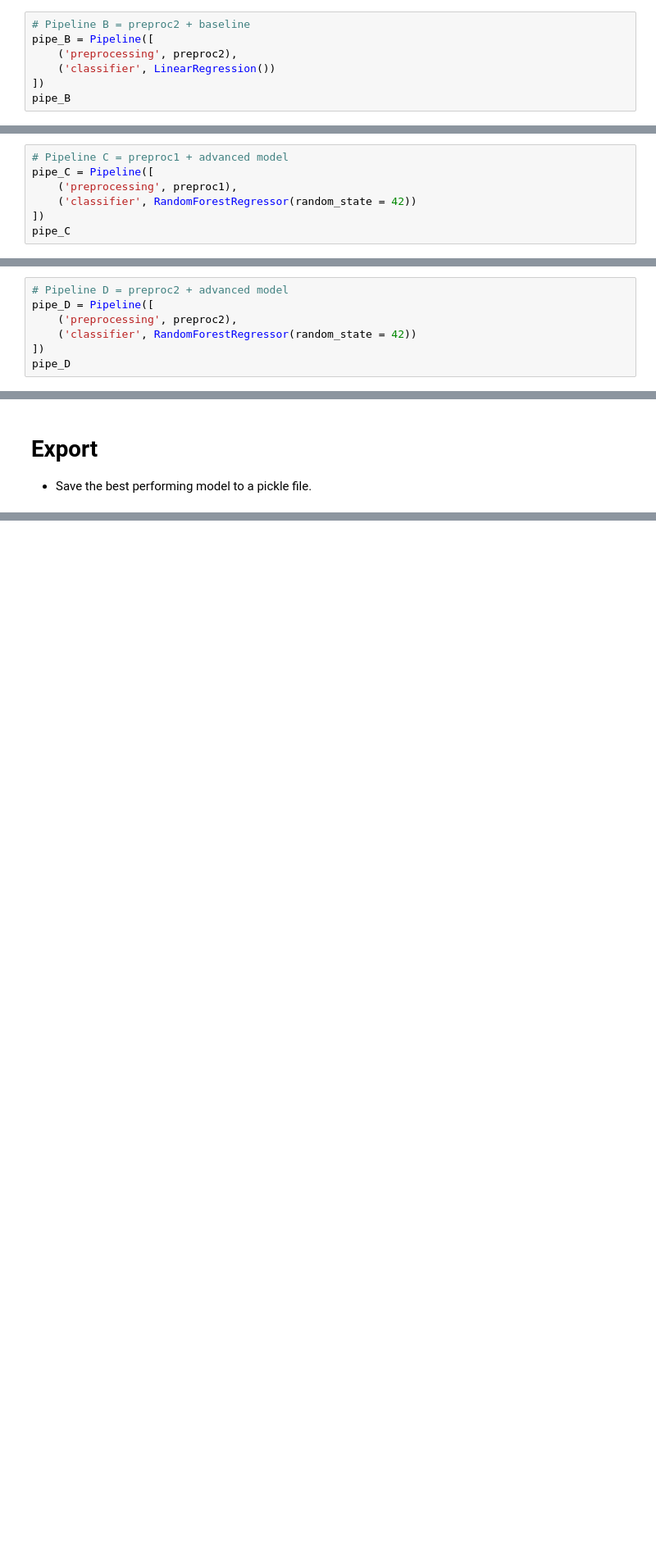
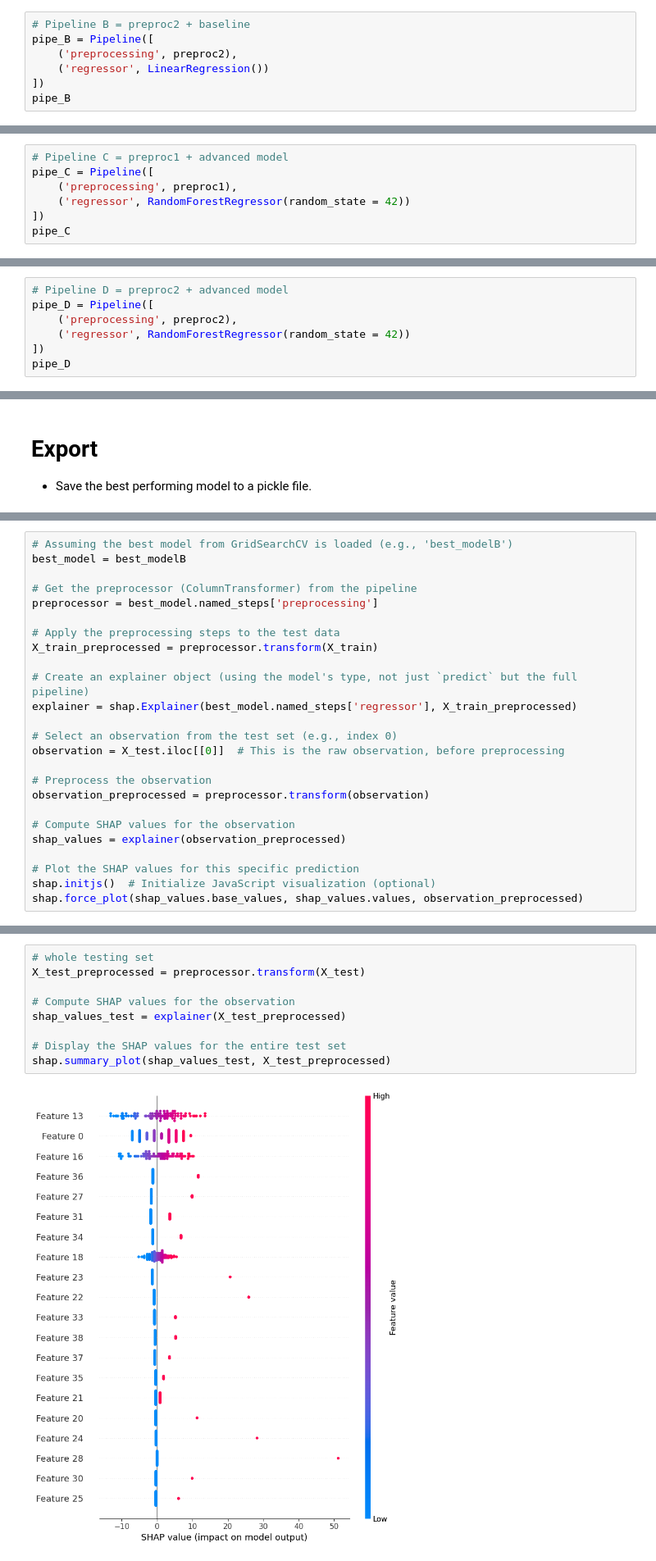
Before and after one commit to hgiorgib/production, a Jupyter notebook: 02_activities/assignments/assignment_3.ipynb, the cells around one changed output, grey strips where cells are left out. Shown: that part at 82% size. Saved outputs shown, nothing was run; the diff lists cells and outputs as text; blank space fills up the shorter version.

```diff
--- a/02_activities/assignments/assignment_3.ipynb
+++ b/02_activities/assignments/assignment_3.ipynb
@@ -263,7 +266,7 @@ Pipeline(steps=[('preprocessing',
 # Pipeline B = preproc2 + baseline
 pipe_B = Pipeline([
     ('preprocessing', preproc2),
-    ('classifier', LinearRegression())
+    ('regressor', LinearRegression())
 ])
 pipe_B
 # %% [output]
@@ -288,7 +291,7 @@ Pipeline(steps=[('preprocessing',
 # Pipeline C = preproc1 + advanced model
 pipe_C = Pipeline([
     ('preprocessing', preproc1),
-    ('classifier', RandomForestRegressor(random_state = 42))
+    ('regressor', RandomForestRegressor(random_state = 42))
 ])
 pipe_C
 # %% [output]
@@ -308,7 +311,7 @@ Pipeline(steps=[('preprocessing',
 # Pipeline D = preproc2 + advanced model
 pipe_D = Pipeline([
     ('preprocessing', preproc2),
-    ('classifier', RandomForestRegressor(random_state = 42))
+    ('regressor', RandomForestRegressor(random_state = 42))
 ])
 pipe_D
 # %% [output]
@@ -357,0 +520,25 @@ Pipeline(steps=[('preprocessing',
+# %%
+# Assuming the best model from GridSearchCV is loaded (e.g., 'best_modelB')
+best_model = best_modelB
+
+# Get the preprocessor (ColumnTransformer) from the pipeline
+preprocessor = best_model.named_steps['preprocessing']
+
+# Apply the preprocessing steps to the test data
+X_train_preprocessed = preprocessor.transform(X_train)
+
+# Create an explainer object (using the model's type, not just `predict` but the full pipeline)
+explainer = shap.Explainer(best_model.named_steps['regressor'], X_train_preprocessed)
+
+# Select an observation from the test set (e.g., index 0)
+observation = X_test.iloc[[0]]  # This is the raw observation, before preprocessing
+
+# Preprocess the observation
+observation_preprocessed = preprocessor.transform(observation)
+
+# Compute SHAP values for the observation
+shap_values = explainer(observation_preprocessed)
+
+# Plot the SHAP values for this specific prediction
+shap.initjs()  # Initialize JavaScript visualization (optional)
+shap.force_plot(shap_values.base_values, shap_values.values, observation_preprocessed)
@@ -357,0 +598,11 @@ Pipeline(steps=[('preprocessing',
+# %%
+# whole testing set
+X_test_preprocessed = preprocessor.transform(X_test)
+
+# Compute SHAP values for the observation
+shap_values_test = explainer(X_test_preprocessed)
+
+# Display the SHAP values for the entire test set
+shap.summary_plot(shap_values_test, X_test_preprocessed)
+# %% [output]
+[figure, added]
```
Also changed, not shown: parts of 18 cells of this notebook, 1 other file.
